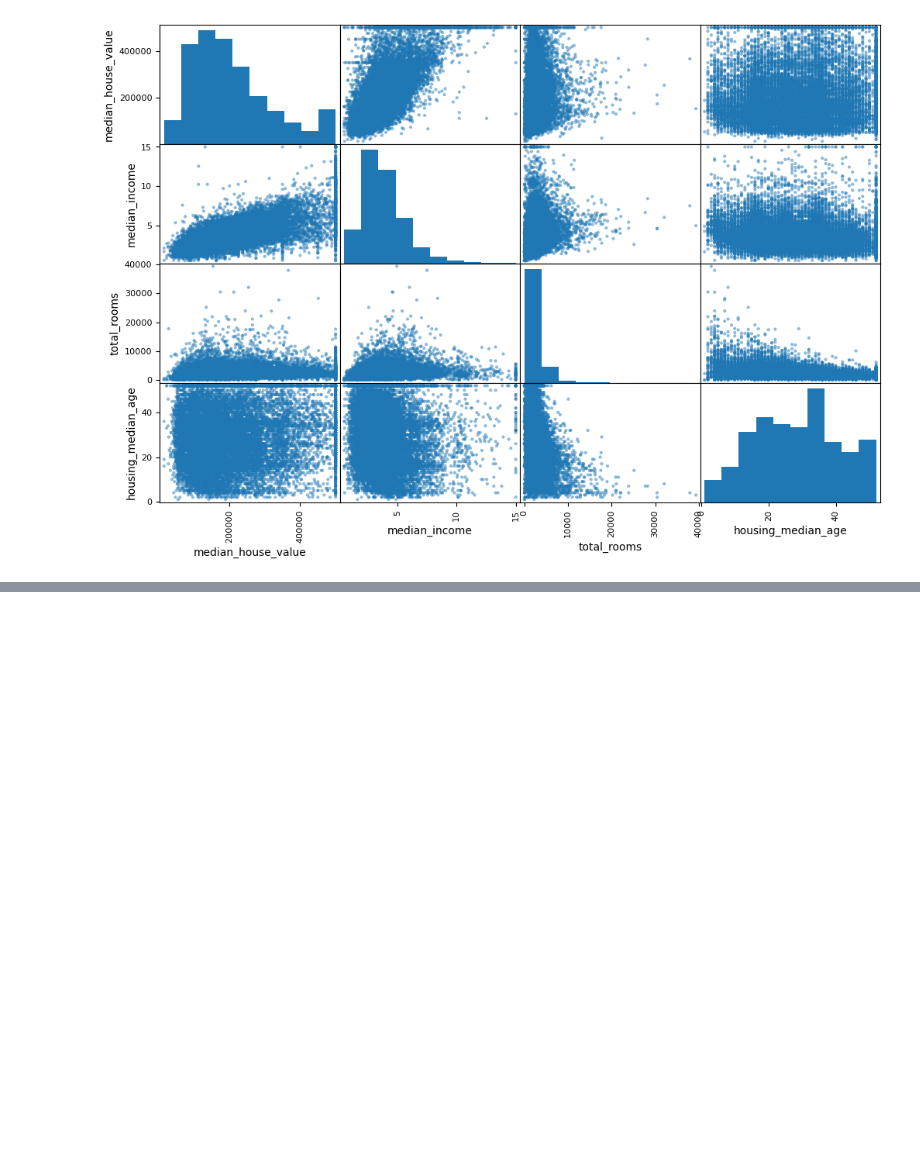
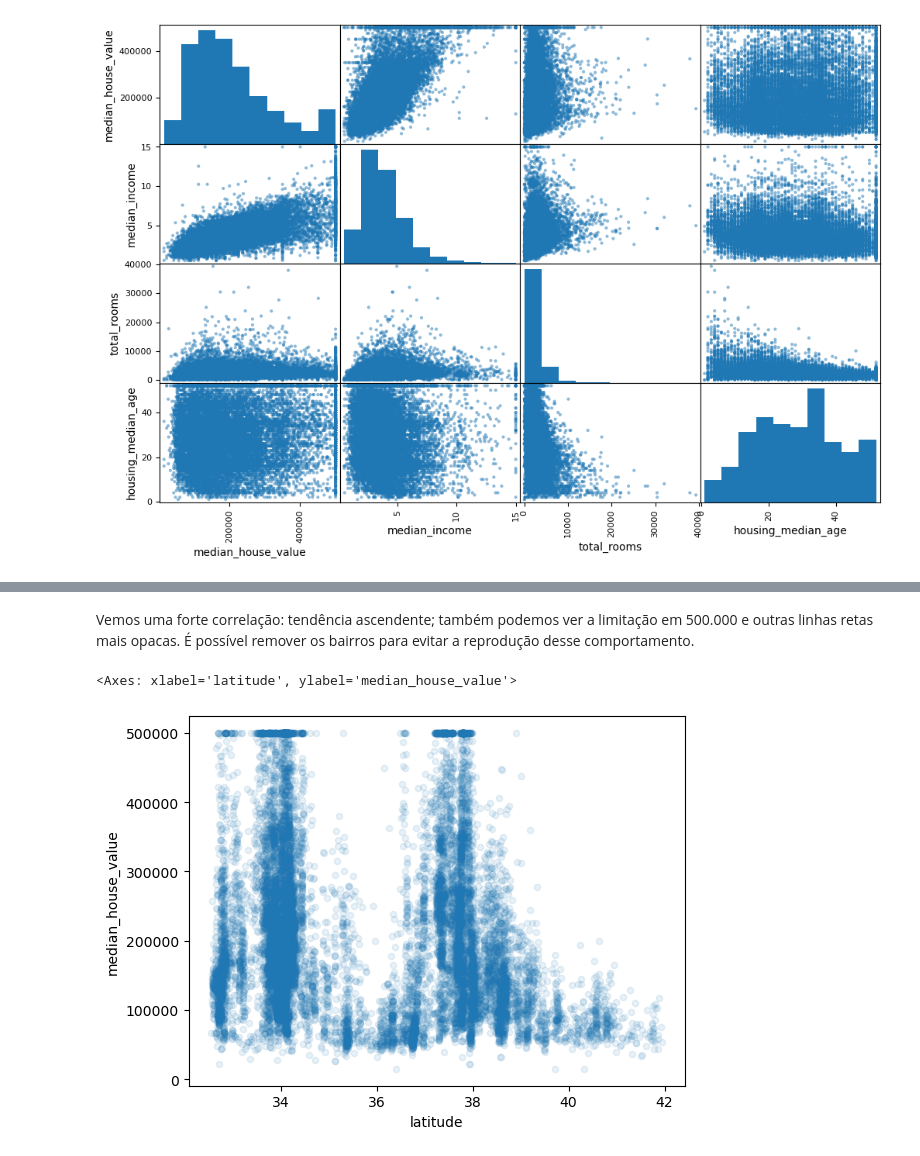
Before and after one commit to LudmilaGomes/data-ia-python, a Jupyter notebook: Housing.ipynb, the cells around one changed output, grey strips where cells are left out. Drawn from its saved outputs; the diff is of its cells as text; code cells hidden in the pictures; blank space fills up the shorter version.

```diff
--- a/Housing.ipynb
+++ b/Housing.ipynb
@@ -333,0 +341,8 @@ array([[<Axes: xlabel='median_house_value', ylabel='median_house_value'>,
+# %% [markdown]
+Vemos uma forte correlação: tendência ascendente; também podemos ver a limitação em 500.000 e outras linhas retas mais opacas. É possível remover os bairros para evitar a reprodução desse comportamento.
+# %%
+housing.plot(kind="scatter", x="latitude", y="median_house_value", alpha=0.1) # testando
+# pouco visível no gráfico abaixo a correlação negativa entre preços médios das casas com a latitude
+# %% [output]
+<Axes: xlabel='latitude', ylabel='median_house_value'>
+[figure, added]
```
Also changed, not shown: parts of 21 cells of this notebook.
